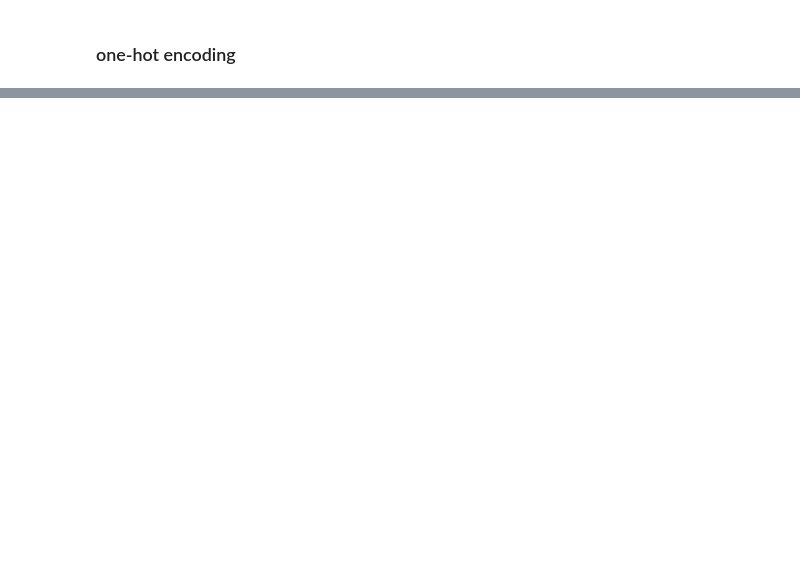
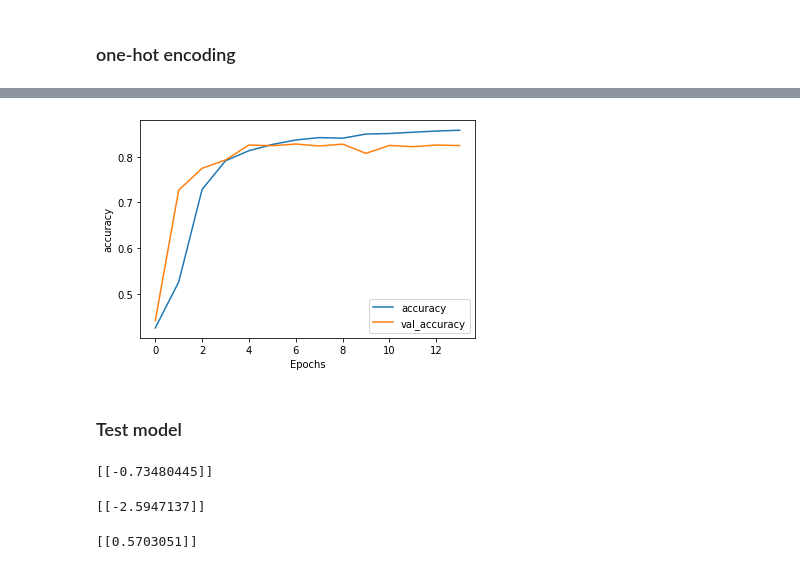
Before and after one commit to pajelonek/deep_learning_lab, a Jupyter notebook: lab4/lab4.ipynb, the cells around one changed output, grey strips where cells are left out. Saved outputs shown, nothing was run; the diff lists cells and outputs as text; code cells hidden in the pictures; blank space fills up the shorter version.

```diff
--- a/lab4/lab4.ipynb
+++ b/lab4/lab4.ipynb
@@ -200,0 +552,6 @@ Steps:
+# %%
+plot_graphs(history, 'accuracy')
+# %% [output]
+[figure, added]
+# %% [markdown]
+### Test model
@@ -200,0 +560,5 @@ Steps:
+# %%
+predictions = model.predict(np.array([text]))
+print(predictions)
+# %% [output]
+[[-0.73480445]]
@@ -200,0 +567,5 @@ Steps:
+# %%
+predictions = model.predict(np.array([text]))
+print(predictions)
+# %% [output]
+[[-2.5947137]]
@@ -200,0 +574,5 @@ Steps:
+# %%
+predictions = model.predict(np.array([text]))
+print(predictions)
+# %% [output]
+[[0.5703051]]
```
Also changed, not shown: parts of 82 cells of this notebook, 2 other files.
